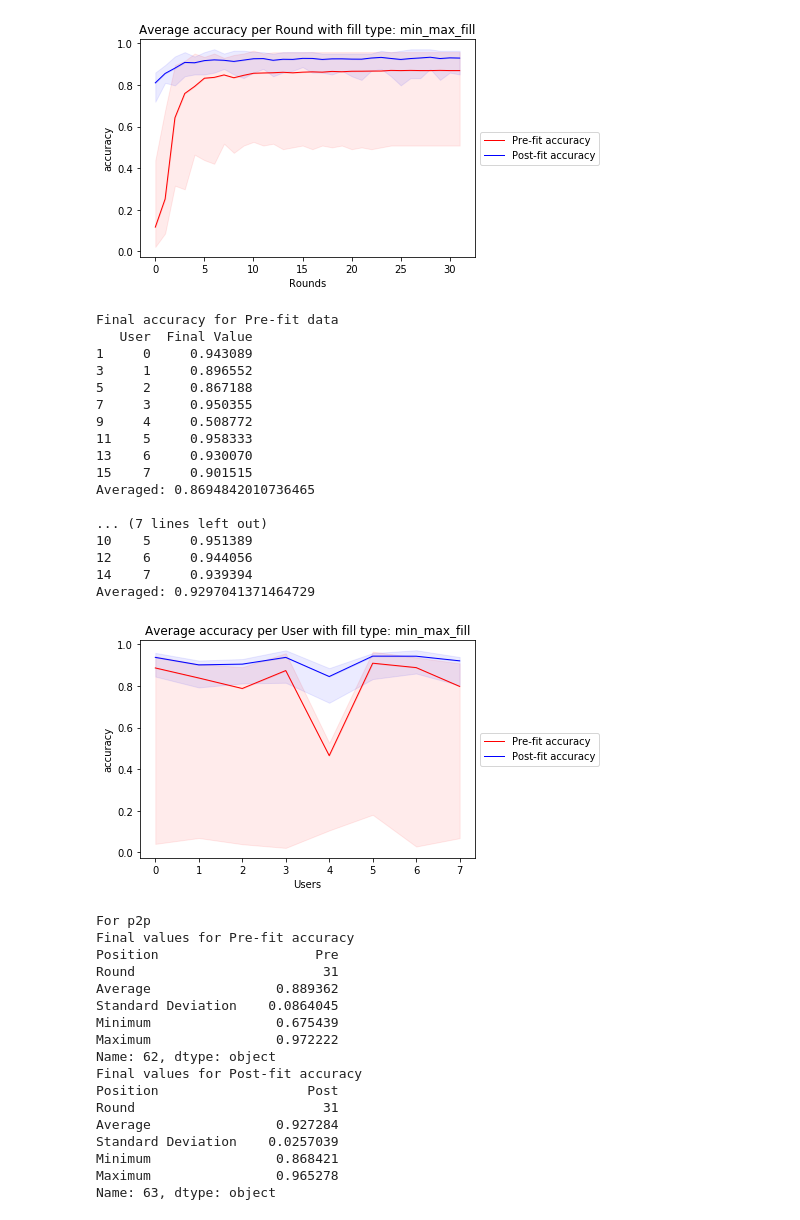
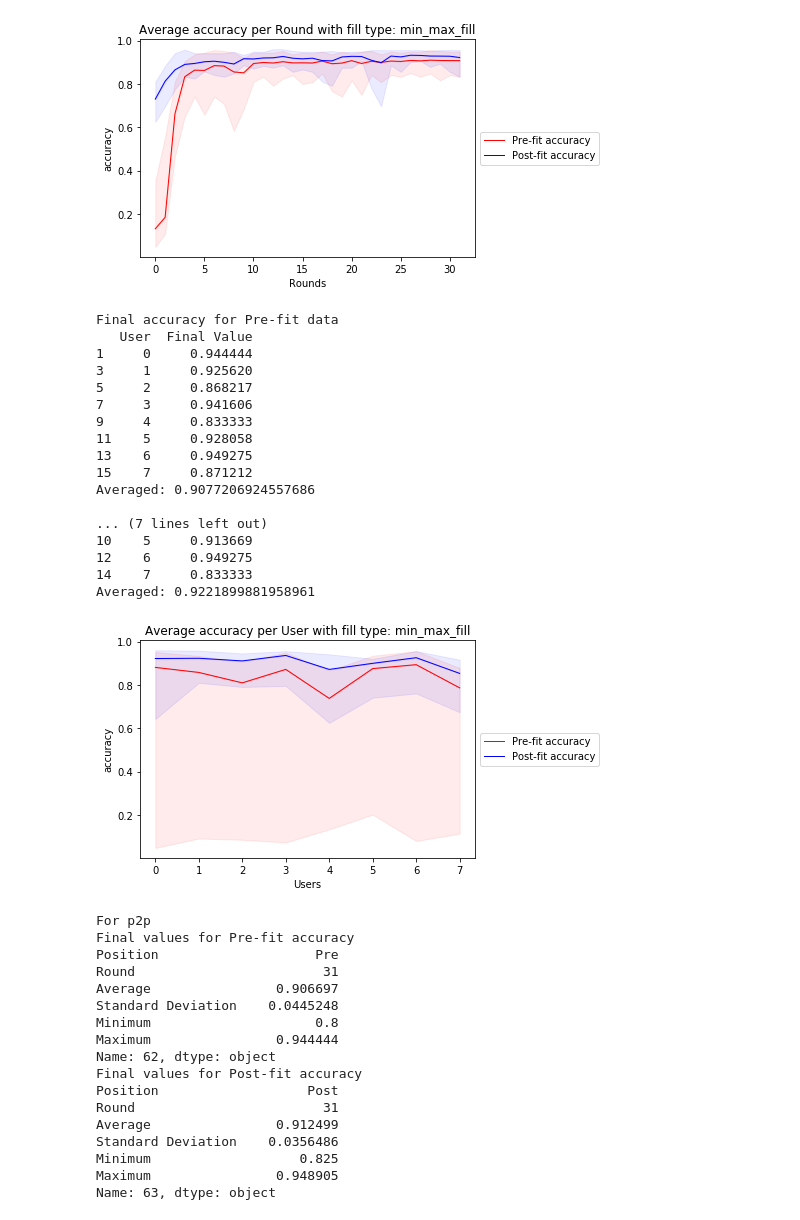
Before and after one commit to Kimi450/Federated-Machine-Learning, a Jupyter notebook: src/images.ipynb, the cells around one changed output. Cells and saved outputs as stored; diff of their text form; code cells hidden in the pictures.

```diff
--- a/src/images.ipynb
+++ b/src/images.ipynb
@@ -74,9 +73,9 @@ def train(model, toy=False):
         model.load_weights('best_model1.h5')
         return training
 # %%
-DEVICE = '/gpu:0'
 ROUNDS = 32 # after about 30-40, it seems to settle down with epochs being 16
 EPOCHS = 16
+MAJORITY_SPLIT = 0.5
 # %%
 # forces tensorfor to the a particular device to run things
 #      # return a dictionary of users with data
@@ -202,7 +201,7 @@ Averaged: 0.9168711602687836
 # %%
 averaging_methods = [Average.std_dev]
 # return a dictionary of users with data
-users_std_dev = init_users_image(files, seed = SEED)
+users_std_dev = init_users_image(files, averaging_methods,majority_split = MAJORITY_SPLIT, seed = SEED)
 train_fed(users = users_std_dev, rounds = ROUNDS,
           epochs = EPOCHS,
           strat = "central",
@@ -214,8 +213,8 @@ train_fed(users = users_std_dev, rounds = ROUNDS,
           averaging_metric = "accuracy")
 
 # return a dictionary of users with data
-users_std_dev_2 = init_users_image(files, seed = SEED)
-train_fed(users = users_std_dev_2, rounds = ROUNDS,
+users_std_dev_p2p = init_users_image(files, averaging_methods,majority_split = MAJORITY_SPLIT, seed = SEED)
+train_fed(users = users_std_dev_p2p, rounds = ROUNDS,
           epochs = EPOCHS,
           strat = "personalised",
           train_user_verbose = False,
@@ -253,25 +252,25 @@ print("For central")
 df_avg_round_stats_acc = avg_round_stats(users_std_dev,
                                          ignore_first_n = ignore_first_n,
                                          min_max_fill = True,
-                                         metric = GRAPHING_METRIC,
+                                         metric = GRAPHING_METRIC, save_as = f"{GRAPHING_METRIC}-stdround-{MAJORITY_SPLIT}.png",
                                          final_values = final_values)
 df_avg_user_stats_acc = avg_user_stats(users_std_dev,
                                        ignore_first_n = ignore_first_n,
                                        min_max_fill = True,
-                                       metric = GRAPHING_METRIC,
+                                       metric = GRAPHING_METRIC, save_as = f"{GRAPHING_METRIC}-stduser-{MAJORITY_SPLIT}.png",
                                        final_values = final_values)
 print("For p2p")
 
 
-df_avg_round_stats_acc = avg_round_stats(users_std_dev_2,
+df_avg_round_stats_acc = avg_round_stats(users_std_dev_p2p,
                                          ignore_first_n = ignore_first_n,
                                          min_max_fill = True,
-                                         metric = GRAPHING_METRIC,
+                                         metric = GRAPHING_METRIC, save_as = f"{GRAPHING_METRIC}-stdround_p2p-{MAJORITY_SPLIT}.png",
                                          final_values = final_values)
-df_avg_user_stats_acc = avg_user_stats(users_std_dev_2,
+df_avg_user_stats_acc = avg_user_stats(users_std_dev_p2p,
                                        ignore_first_n = ignore_first_n,
                                        min_max_fill = True,
-                                       metric = GRAPHING_METRIC,
+                                       metric = GRAPHING_METRIC, save_as = f"{GRAPHING_METRIC}-stduser_p2p-{MAJORITY_SPLIT}.png",
                                        final_values = final_values)
 
 
@@ -297,37 +296,37 @@ Maximum                0.964539
 Name: 63, dtype: object
-[figure, old version]
+[figure, new version]
 Final accuracy for Pre-fit data
    User  Final Value
-1     0     0.943089
-3     1     0.896552
-5     2     0.867188
-7     3     0.950355
-9     4     0.508772
-11    5     0.958333
-13    6     0.930070
-15    7     0.901515
-Averaged: 0.8694842010736465
+1     0     0.944444
+3     1     0.925620
+5     2     0.868217
+7     3     0.941606
+9     4     0.833333
+11    5     0.928058
+13    6     0.949275
+15    7     0.871212
+Averaged: 0.9077206924557686
 
 ... (7 lines left out)
-10    5     0.951389
-12    6     0.944056
-14    7     0.939394
-Averaged: 0.9297041371464729
+10    5     0.913669
+12    6     0.949275
+14    7     0.833333
+Averaged: 0.9221899881958961
-[figure, old version]
+[figure, new version]
 For p2p
 Final values for Pre-fit accuracy
 Position                    Pre
 Round                        31
-Average                0.889362
-Standard Deviation    0.0864045
-Minimum                0.675439
-Maximum                0.972222
+Average                0.906697
+Standard Deviation    0.0445248
+Minimum                     0.8
+Maximum                0.944444
 Name: 62, dtype: object
 Final values for Post-fit accuracy
 Position                   Post
 Round                        31
-Average                0.927284
-Standard Deviation    0.0257039
-Minimum                0.868421
-Maximum                0.965278
+Average                0.912499
+Standard Deviation    0.0356486
+Minimum                   0.825
+Maximum                0.948905
 Name: 63, dtype: object
```
Also changed, not shown: parts of 18 cells of this notebook, 1 other file.
